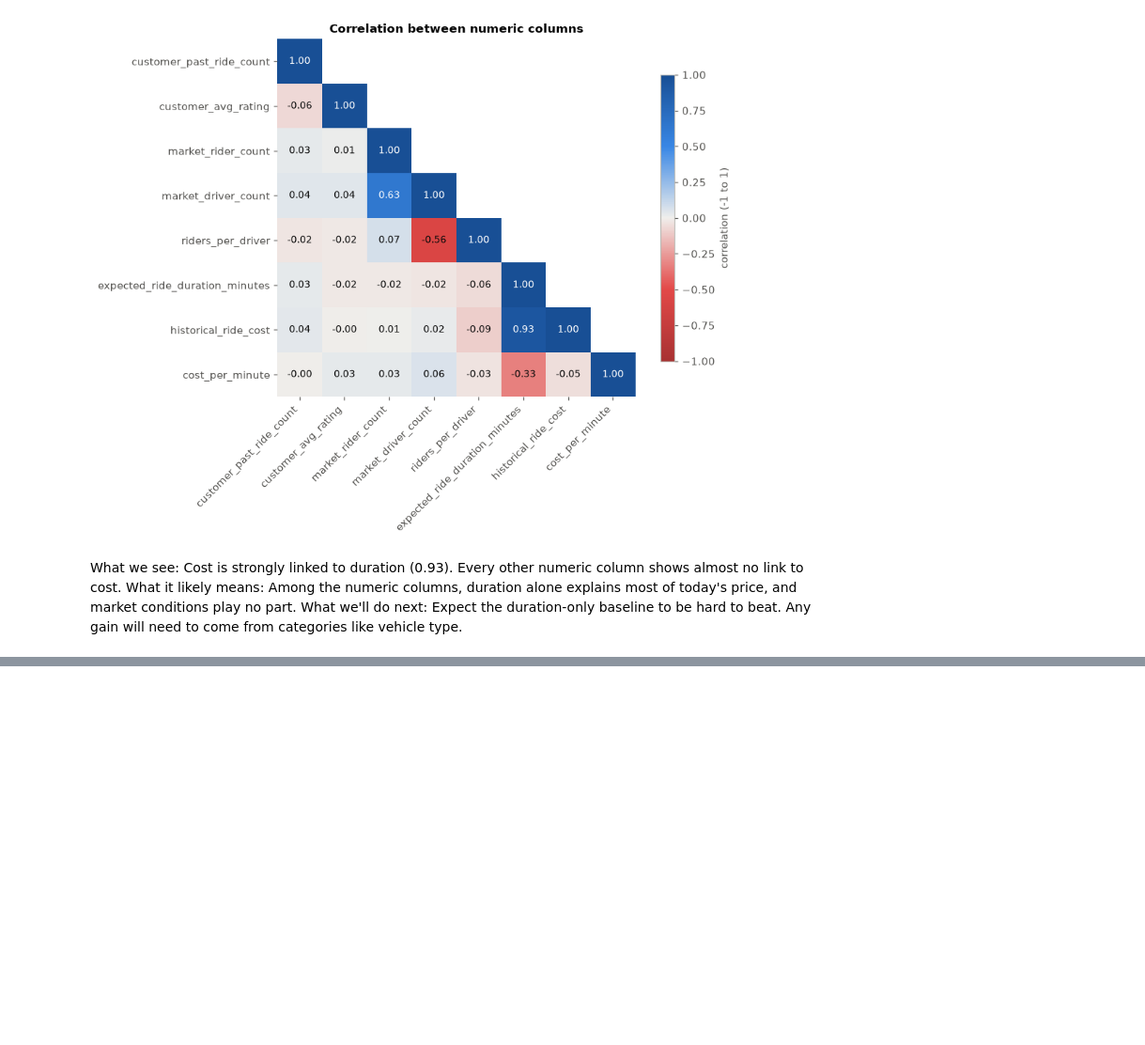
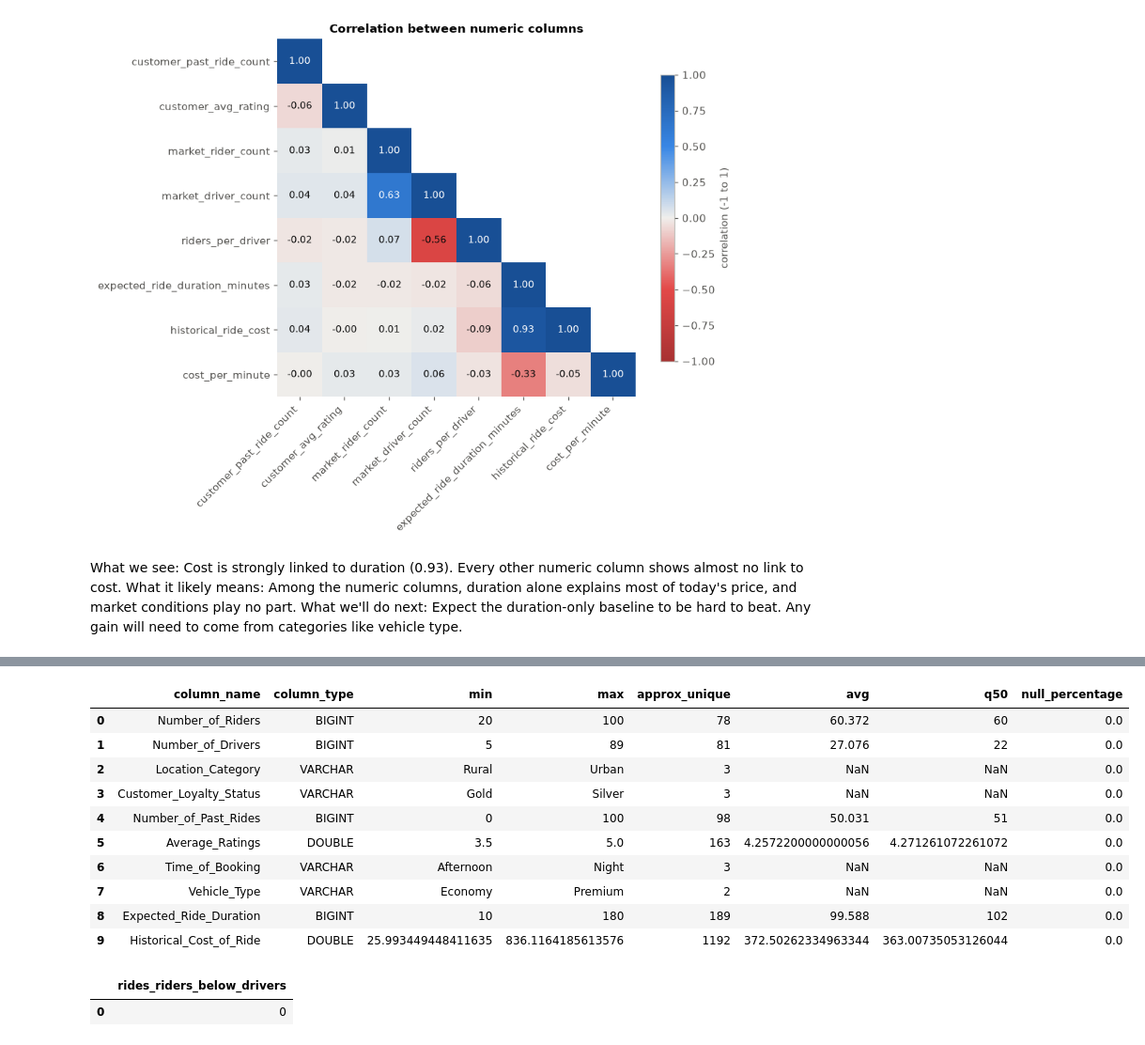
Before and after one commit to TravisJohn/dynamic-pricing, a Jupyter notebook: notebooks/00_probing.ipynb, the cells around one changed output, grey strips where cells are left out. Shown at 94% size. Saved outputs shown, nothing was run; the diff lists cells and outputs as text; code cells hidden in the pictures; blank space fills up the shorter version.

```diff
--- a/notebooks/00_probing.ipynb
+++ b/notebooks/00_probing.ipynb
@@ -339,0 +399,27 @@ What we'll do next: Expect the duration-only baseline to be hard to beat. Any ga
+# %%
+q(f"summarize select * from {src}")[
+    ["column_name", "column_type", "min", "max",
+     "approx_unique", "avg", "q50", "null_percentage"]
+]
+# %% [output]
+|  | column_name | column_type | min | max | approx_unique | avg | q50 | null_percentage |
+| 0 | Number_of_Riders | BIGINT | 20 | 100 | 78 | 60.372 | 60 | 0.0 |
+| 1 | Number_of_Drivers | BIGINT | 5 | 89 | 81 | 27.076 | 22 | 0.0 |
+| 2 | Location_Category | VARCHAR | Rural | Urban | 3 | NaN | NaN | 0.0 |
+| 3 | Customer_Loyalty_Status | VARCHAR | Gold | Silver | 3 | NaN | NaN | 0.0 |
+| 4 | Number_of_Past_Rides | BIGINT | 0 | 100 | 98 | 50.031 | 51 | 0.0 |
+| 5 | Average_Ratings | DOUBLE | 3.5 | 5.0 | 163 | 4.2572200000000056 | 4.271261072261072 | 0.0 |
+| 6 | Time_of_Booking | VARCHAR | Afternoon | Night | 3 | NaN | NaN | 0.0 |
+| 7 | Vehicle_Type | VARCHAR | Economy | Premium | 2 | NaN | NaN | 0.0 |
+| 8 | Expected_Ride_Duration | BIGINT | 10 | 180 | 189 | 99.588 | 102 | 0.0 |
+| 9 | Historical_Cost_of_Ride | DOUBLE | 25.993449448411635 | 836.1164185613576 | 1192 | 372.50262334963344 | 363.00735053126044 | 0.0 |
+# %%
+# Stretch: rides where riders are fewer than drivers
+q(f"""
+select count(*) as rides_riders_below_drivers
+from {src}
+where Number_of_Riders < Number_of_Drivers
+""")
+# %% [output]
+|  | rides_riders_below_drivers |
+| 0 | 0 |
```
Also changed, not shown: parts of 8 cells of this notebook.
